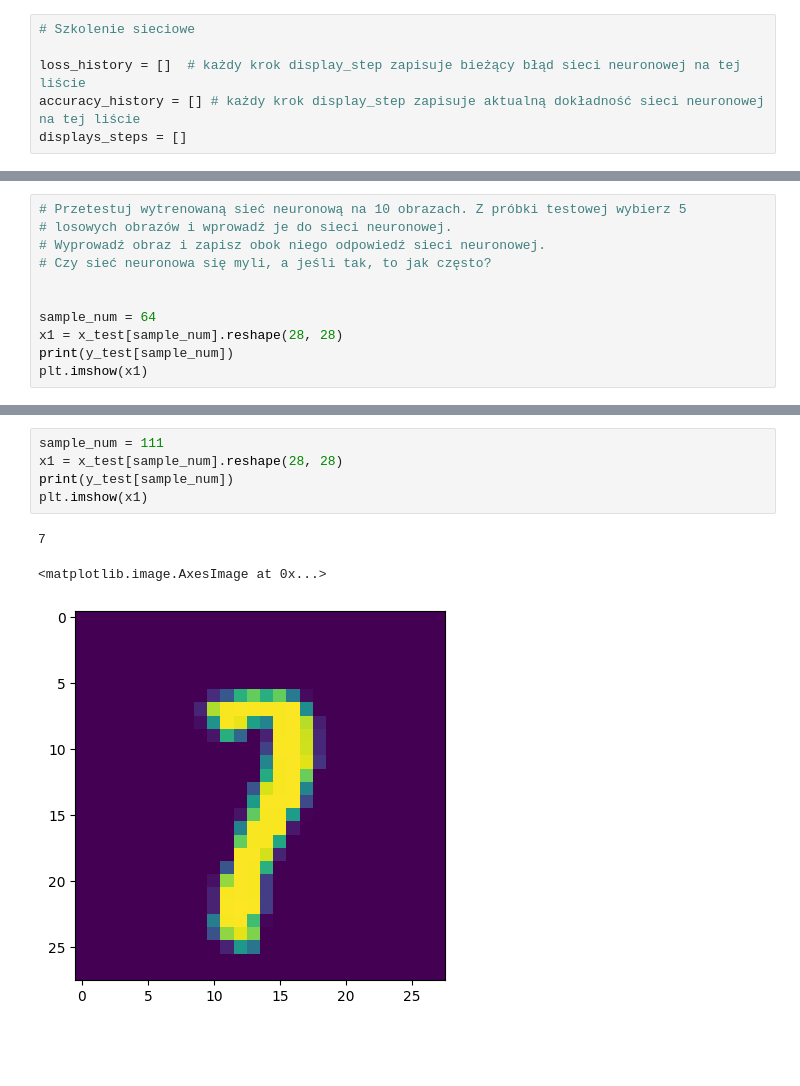
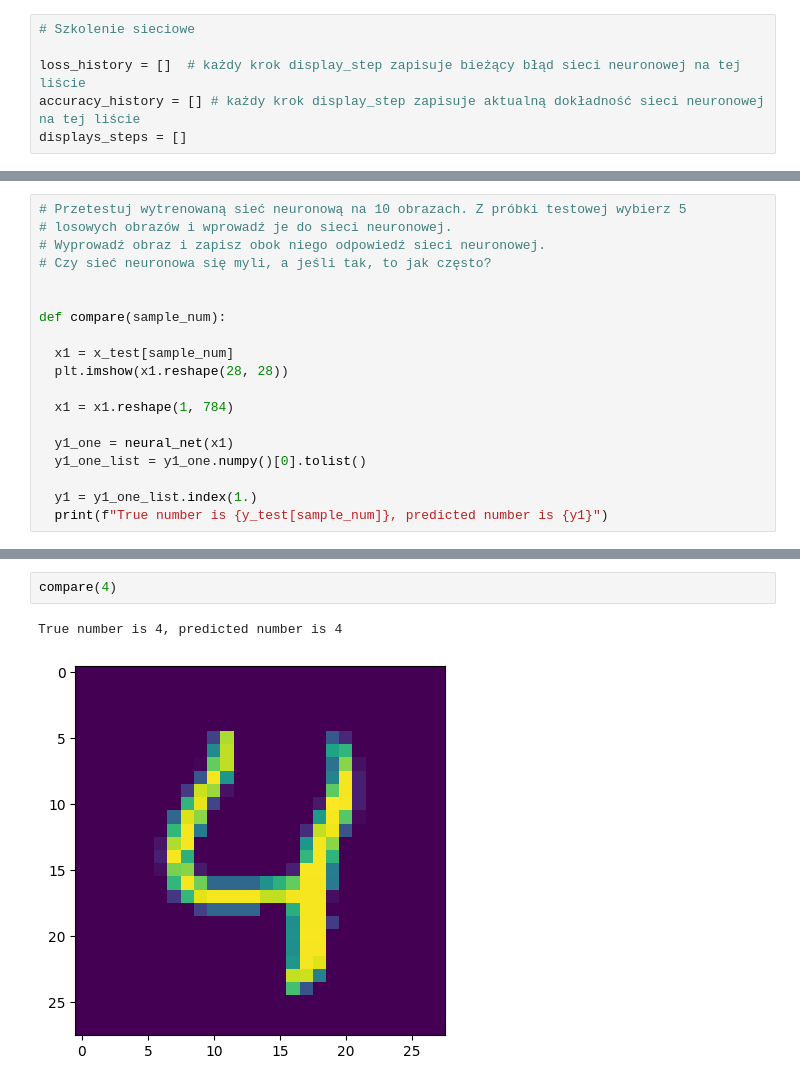
Before and after one commit to koc90/part_3_homework_8, a Jupyter notebook: Hw8_tensorflow_mnist_hw.ipynb, the cells around one changed output, grey strips where cells are left out. Cells and saved outputs as stored; diff of their text form; blank space fills up the shorter version.

```diff
--- a/Hw8_tensorflow_mnist_hw.ipynb
+++ b/Hw8_tensorflow_mnist_hw.ipynb
@@ -196,7 +202,15 @@ print(acc)
 # Czy sieć neuronowa się myli, a jeśli tak, to jak często?
 
 
-sample_num = 64
-x1 = x_test[sample_num].reshape(28, 28)
-print(y_test[sample_num])
-plt.imshow(x1)
+def compare(sample_num):
+
+  x1 = x_test[sample_num]
+  plt.imshow(x1.reshape(28, 28))
+
+  x1 = x1.reshape(1, 784)
+
+  y1_one = neural_net(x1)
+  y1_one_list = y1_one.numpy()[0].tolist()
+
+  y1 = y1_one_list.index(1.)
+  print(f"True number is {y_test[sample_num]}, predicted number is {y1}")
@@ -279,9 +217,5 @@ plt.imshow(x1)
-# %%
-sample_num = 111
-x1 = x_test[sample_num].reshape(28, 28)
-print(y_test[sample_num])
-plt.imshow(x1)
-# %% [output]
-7
-<matplotlib.image.AxesImage at 0x...>
-[figure, removed]
+# %%
+compare(4)
+# %% [output]
+True number is 4, predicted number is 4
+[figure, added]
```
Also changed, not shown: parts of 24 cells of this notebook.
